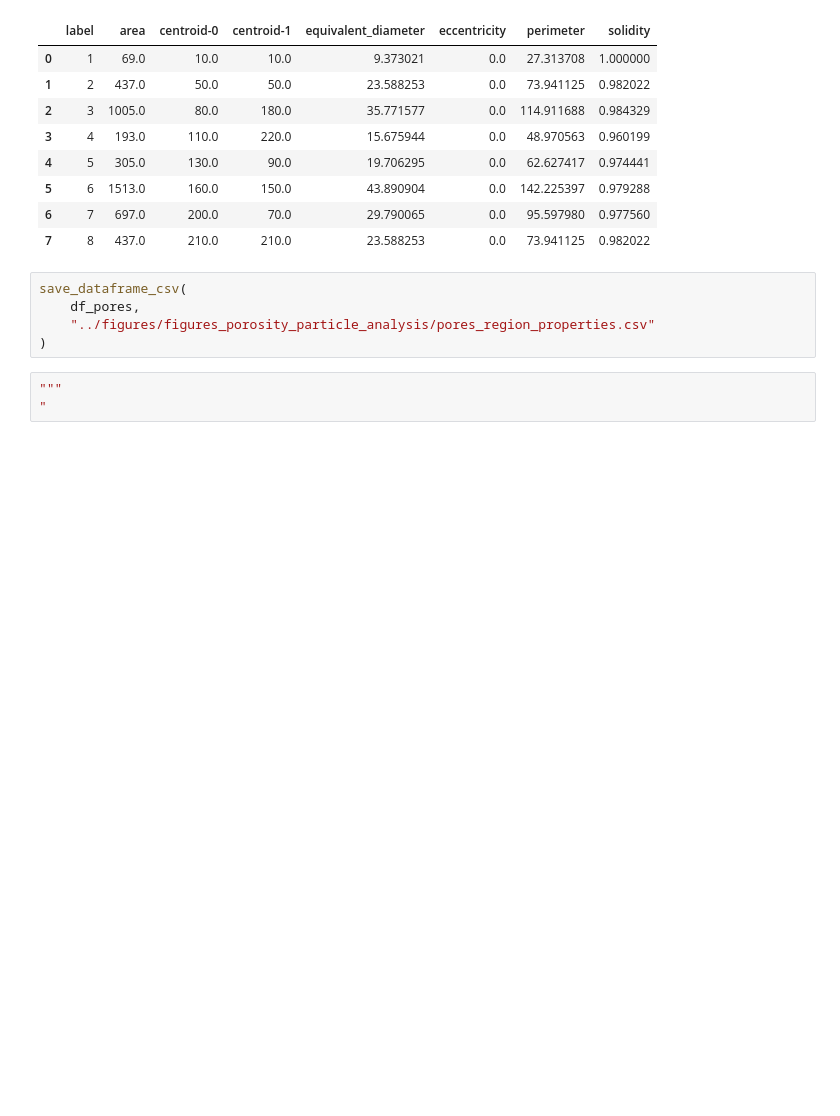
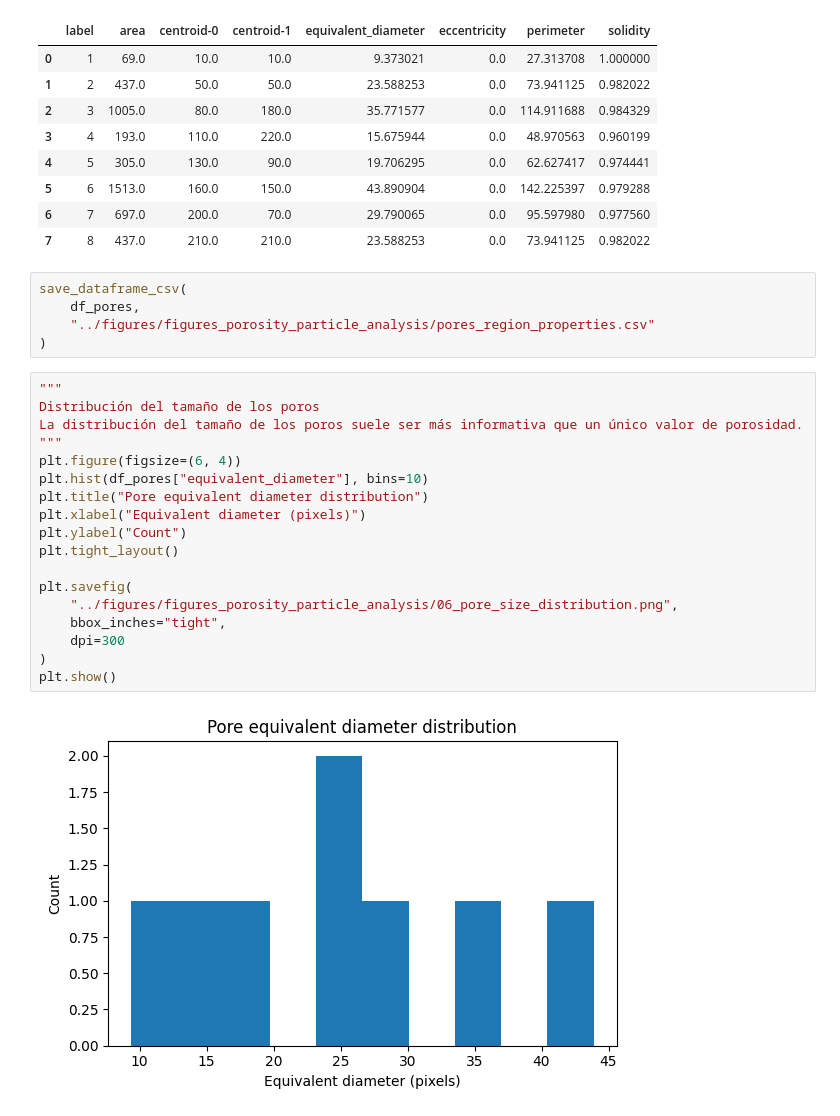
Before and after one commit to peterzm/ai-imaging-portfolio, a Jupyter notebook: 04_segmentation/notebooks/06_porosity_particle_analysis.ipynb, the cells around one changed output. Drawn from its saved outputs; the diff is of its cells as text; blank space fills up the shorter version.

```diff
--- a/04_segmentation/notebooks/06_porosity_particle_analysis.ipynb
+++ b/04_segmentation/notebooks/06_porosity_particle_analysis.ipynb
@@ -232,4 +232,21 @@ save_dataframe_csv(
 )
 # %%
 """
-"
+Distribución del tamaño de los poros
+La distribución del tamaño de los poros suele ser más informativa que un único valor de porosidad.
+"""
+plt.figure(figsize=(6, 4))
+plt.hist(df_pores["equivalent_diameter"], bins=10)
+plt.title("Pore equivalent diameter distribution")
+plt.xlabel("Equivalent diameter (pixels)")
+plt.ylabel("Count")
+plt.tight_layout()
+
+plt.savefig(
+    "../figures/figures_porosity_particle_analysis/06_pore_size_distribution.png",
+    bbox_inches="tight",
+    dpi=300
+)
+plt.show()
+# %% [output]
+[figure, added]
```
Also changed, not shown: parts of 2 cells of this notebook, 2 other files.
